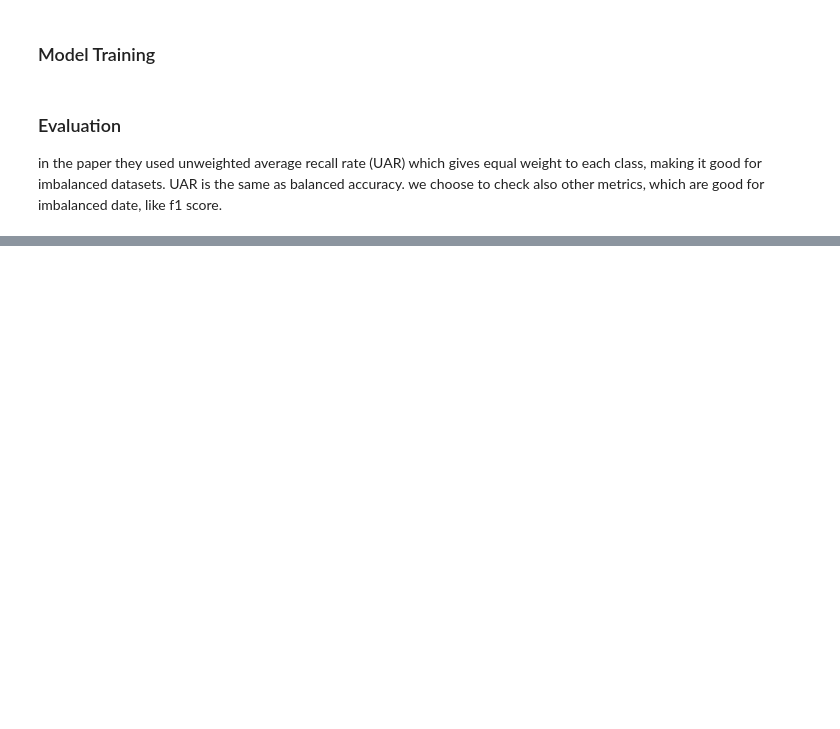
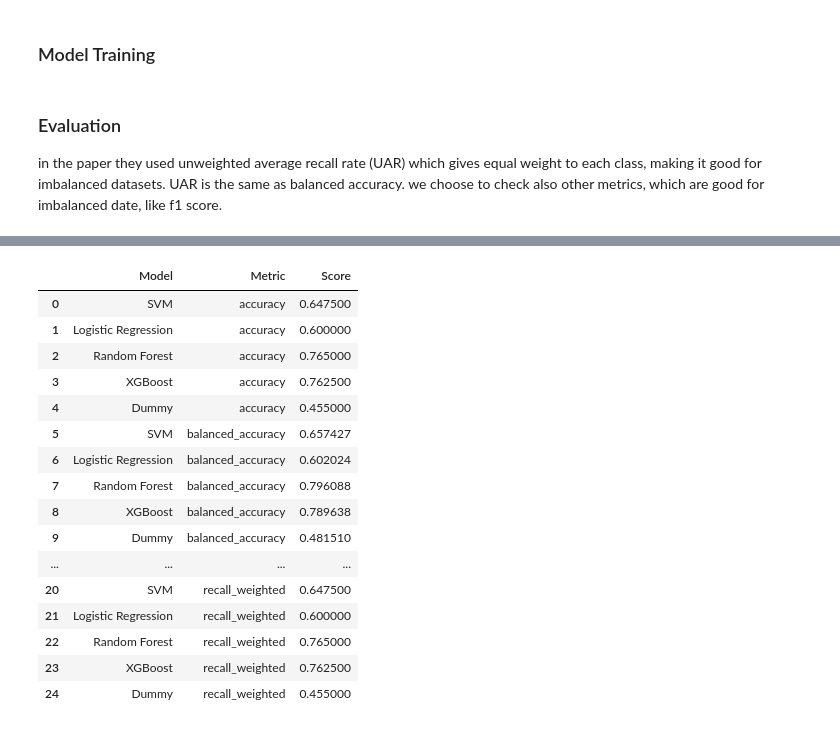
Before and after one commit to juverse/Speech-Emotion-Recognition, a Jupyter notebook: Experiments/baseline.ipynb, the cells around one changed output, grey strips where cells are left out. Drawn from its saved outputs; the diff is of its cells as text; code cells hidden in the pictures; blank space fills up the shorter version.

Commit message:
delete roc auc score

```diff
--- a/Experiments/baseline.ipynb
+++ b/Experiments/baseline.ipynb
@@ -71,10 +71,10 @@ Name: count, dtype: int64
 ### Model Training
 # %%
 # Initialize models
-svm_model = SVC(probability=True, random_state=42)
-logreg_model = LogisticRegression(max_iter=1000, random_state=42)
-xgb_model = XGBClassifier(random_state=42)
-randomForest_model = RandomForestClassifier(random_state=42)
+svm_model = SVC(kernel = "linear", C= 0.1, probability=True, random_state=42)
+logreg_model = LogisticRegression(max_iter=500,solver="liblinear", random_state=42)
+xgb_model = XGBClassifier(n_estimators=50, max_depth=3, learning_rate=0.1, use_label_encoder=False, eval_metric='mlogloss', random_state=42)
+randomForest_model = RandomForestClassifier(n_estimators=50, max_depth=5,random_state=42)
 
 # Create pipelines
 svm_pipeline = Pipeline([
@@ -129,7 +129,7 @@ def separate_feats_labs(df):
 
 # Evaluate pipelines using different metrics
 def evaluate_pipelines(X, y, groups, gkf):
-    scoring_metrics = ["accuracy", "balanced_accuracy", "f1_weighted", "roc_auc_ovr", "precision_weighted", "recall_weighted"]
+    scoring_metrics = ["accuracy", "balanced_accuracy", "f1_weighted", "precision_weighted", "recall_weighted"]
     results = []
 
     for metric in scoring_metrics:
@@ -159,0 +178,20 @@ for language, data in languages.items():
+# %%
+results_df
+# %% [output]
+|  | Model | Metric | Score |
+| 0 | SVM | accuracy | 0.647500 |
+| 1 | Logistic Regression | accuracy | 0.600000 |
+| 2 | Random Forest | accuracy | 0.765000 |
+| 3 | XGBoost | accuracy | 0.762500 |
+| 4 | Dummy | accuracy | 0.455000 |
+| 5 | SVM | balanced_accuracy | 0.657427 |
+| 6 | Logistic Regression | balanced_accuracy | 0.602024 |
+| 7 | Random Forest | balanced_accuracy | 0.796088 |
+| 8 | XGBoost | balanced_accuracy | 0.789638 |
+| 9 | Dummy | balanced_accuracy | 0.481510 |
+| ... | ... | ... | ... |
+| 20 | SVM | recall_weighted | 0.647500 |
+| 21 | Logistic Regression | recall_weighted | 0.600000 |
+| 22 | Random Forest | recall_weighted | 0.765000 |
+| 23 | XGBoost | recall_weighted | 0.762500 |
+| 24 | Dummy | recall_weighted | 0.455000 |
```
Also changed, not shown: parts of 2 cells of this notebook.
